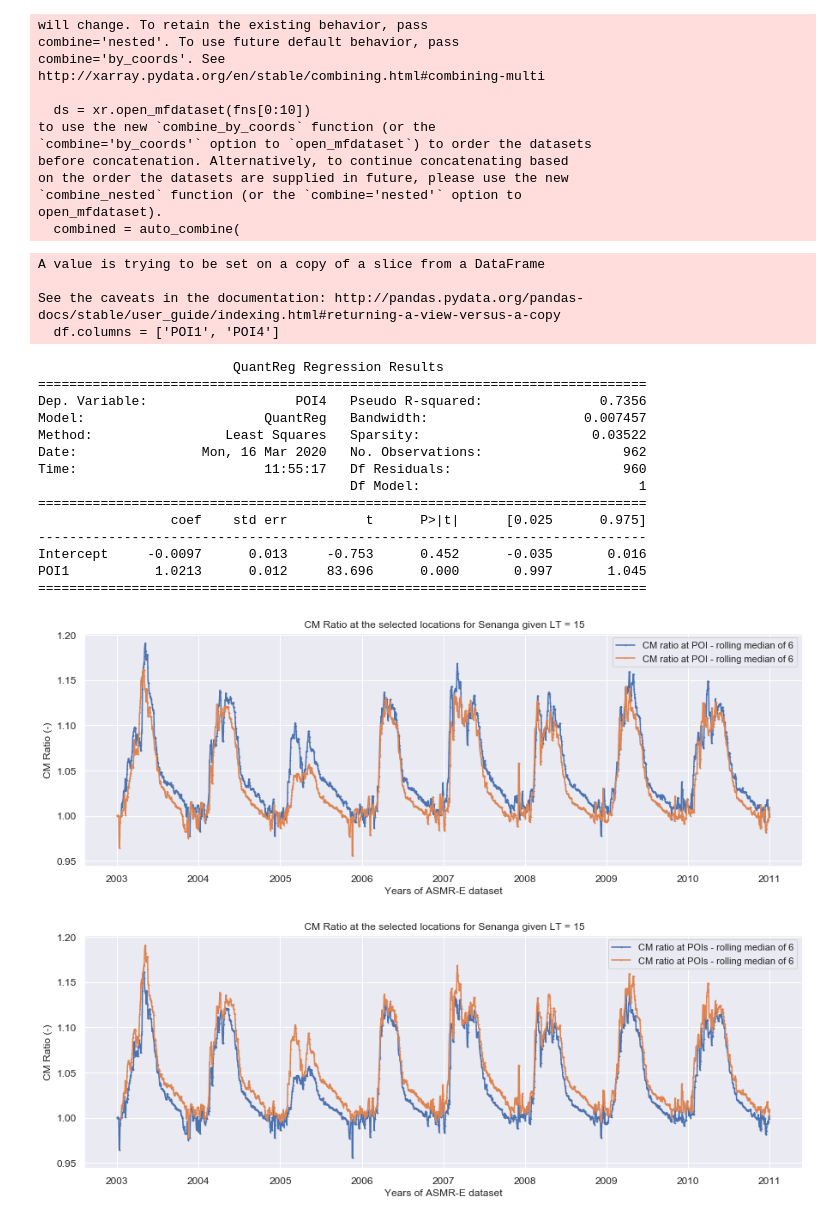
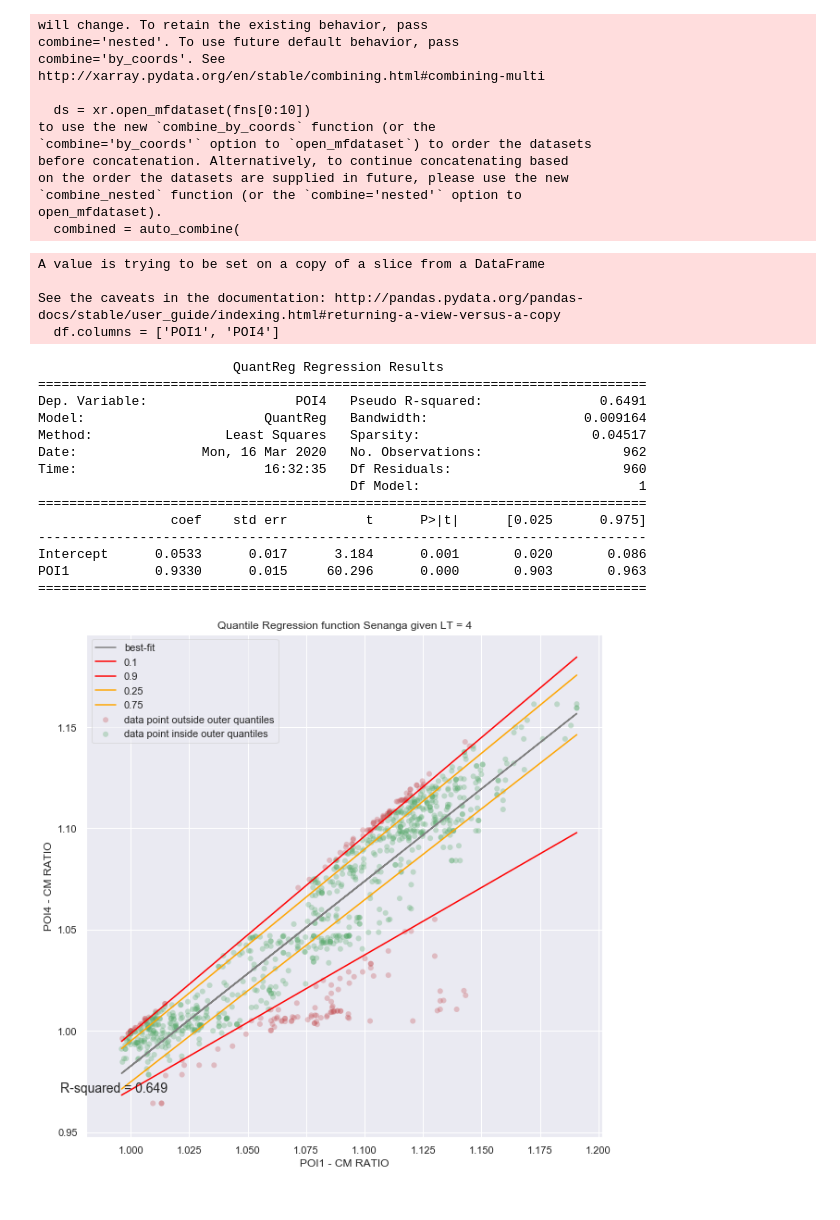
Before and after one commit to orkeunen/TUD, a Jupyter notebook: Normal Quantile Transform Test.ipynb, the cells around one changed output. Cells and saved outputs as stored; diff of their text form; code cells hidden in the pictures.

```diff
--- a/Normal Quantile Transform Test.ipynb
+++ b/Normal Quantile Transform Test.ipynb
@@ -149,42 +149,40 @@ open_mfdataset).
   combined = auto_combine(
 # %%
 
-shift=15
+shift=4
 rollingvalue =6
 selection= 5 # < number of months to be choosen
 plot = 0
 # %%
 df = loadCM(points_xy,ds, rollingvalue)
+
+df = applyshift(df,rollingvalue,shift,plot)
+df_nqt = NQT(df,plot, shift, location, rollingvalue)
 plot=1
-df = applyshift(df,rollingvalue,shift,plot)
-
-df_nqt = NQT(df,plot, shift, location, rollingvalue)
-
 
 fits,res = calculateQR(df_nqt,selection,plot,shift,location)
 plot =0
-pred = probability(df, fits, plot, shift,location)
+# pred = probability(df, fits, plot, shift,location)
 
-obs = df.POI4.values.copy()
-threshold =1.05
+# obs = df.POI4.values.copy()
+# threshold =1.05
 # %% [output]
 A value is trying to be set on a copy of a slice from a DataFrame
 
 See the caveats in the documentation: http://pandas.pydata.org/pandas-docs/stable/user_guide/indexing.html#returning-a-view-versus-a-copy
   df.columns = ['POI1', 'POI4']
                          QuantReg Regression Results
 ==============================================================================
-Dep. Variable:                   POI4   Pseudo R-squared:               0.7356
-Model:                       QuantReg   Bandwidth:                    0.007457
-Method:                 Least Squares   Sparsity:                      0.03522
+Dep. Variable:                   POI4   Pseudo R-squared:               0.6491
+Model:                       QuantReg   Bandwidth:                    0.009164
+Method:                 Least Squares   Sparsity:                      0.04517
 Date:                Mon, 16 Mar 2020   No. Observations:                  962
-Time:                        11:55:17   Df Residuals:                      960
+Time:                        16:32:35   Df Residuals:                      960
                                         Df Model:                            1
 ==============================================================================
                  coef    std err          t      P>|t|      [0.025      0.975]
 ------------------------------------------------------------------------------
-Intercept     -0.0097      0.013     -0.753      0.452      -0.035       0.016
-POI1           1.0213      0.012     83.696      0.000       0.997       1.045
+Intercept      0.0533      0.017      3.184      0.001       0.020       0.086
+POI1           0.9330      0.015     60.296      0.000       0.903       0.963
 ==============================================================================
-[figure, old version]
+[figure, new version]
-[figure, removed]
```
Also changed, not shown: parts of 6 cells of this notebook, 11 other files.
